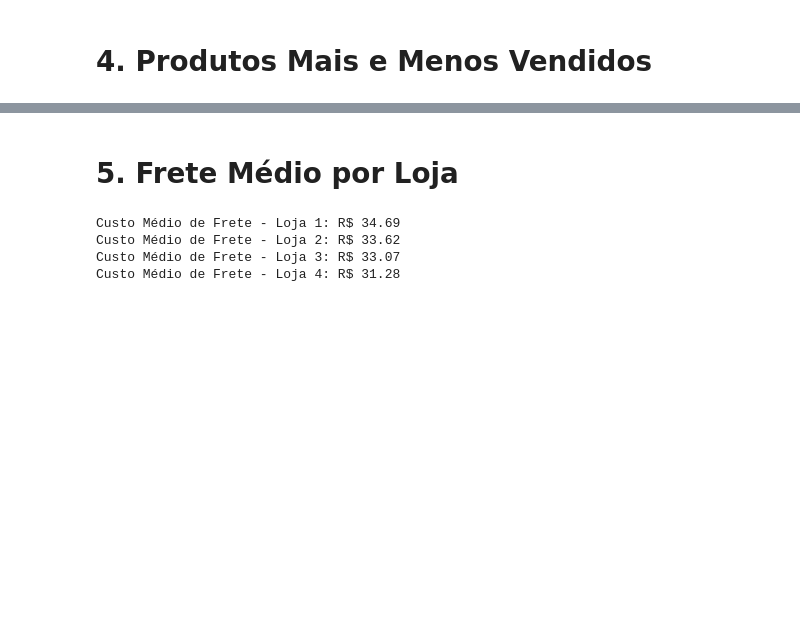
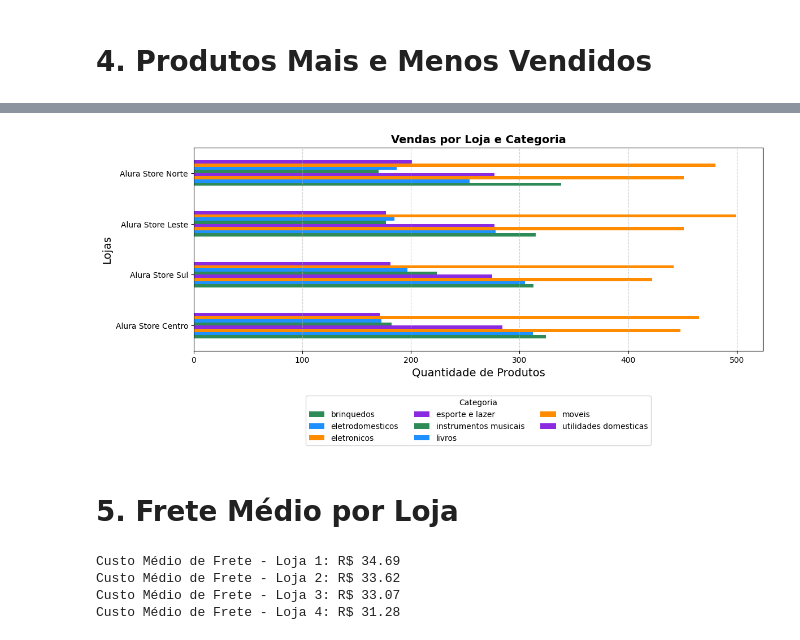
Before and after one commit to nrpasqualli/challenge1datascience, a Jupyter notebook: AluraStore_NRP.ipynb, the cells around one changed output, grey strips where cells are left out. Drawn from its saved outputs; the diff is of its cells as text; code cells hidden in the pictures; blank space fills up the shorter version.

```diff
--- a/AluraStore_NRP.ipynb
+++ b/AluraStore_NRP.ipynb
@@ -249,0 +170,13 @@ Produto Menos Vendido: Guitarra (33 vendas)
+# %%
+lojas = [loja, loja2, loja3, loja4]
+nomes = ['Alura Store Centro', 'Alura Store Sul', 'Alura Store Leste', 'Alura Store Norte']
+
+# Agrupando e contando registros por categoria com groupby() e .size()
+tabelas = [
+    l.groupby('Categoria do Produto').size().rename(n)
+    for l, n in zip(lojas, nomes)
+]
+
+# Une as tabelas, preenche com zeros e converte para inteiros
+tabela_final = pd.concat(tabelas, axis=1).fillna(0).astype(int)
+print(tabela_final)
@@ -250,3 +201,25 @@ Produto Menos Vendido: Guitarra (33 vendas)
+# %%
+# Gráfico horizontal
+tabela_plot = tabela_final.T
+
+# Criando gráfico horizontal
+tabela_plot.plot(kind='barh', figsize=(12, 6), color=cores[:tabela_plot.shape[1]])
+
+# Títulos e rótulos
+plt.title('Vendas por Loja e Categoria', fontsize=14, fontweight='bold')
+plt.xlabel('Quantidade de Produtos', fontsize=14)
+plt.ylabel('Lojas', fontsize=14)
+
+# Legenda posicionada abaixo para otimizar espaço
+plt.legend(title='Categoria', bbox_to_anchor=(0.5, -0.2), loc='upper center', ncol=3, fontsize=10)
+
+# Grades discretas para facilitar leitura
+plt.grid(axis='x', linestyle='--', alpha=0.6)
+
+plt.tight_layout()
+plt.show()
+# %% [output]
+[figure, added]
 # %% [markdown]
 # 5. Frete Médio por Loja
 # %%
```
Also changed, not shown: parts of 3 cells of this notebook.
